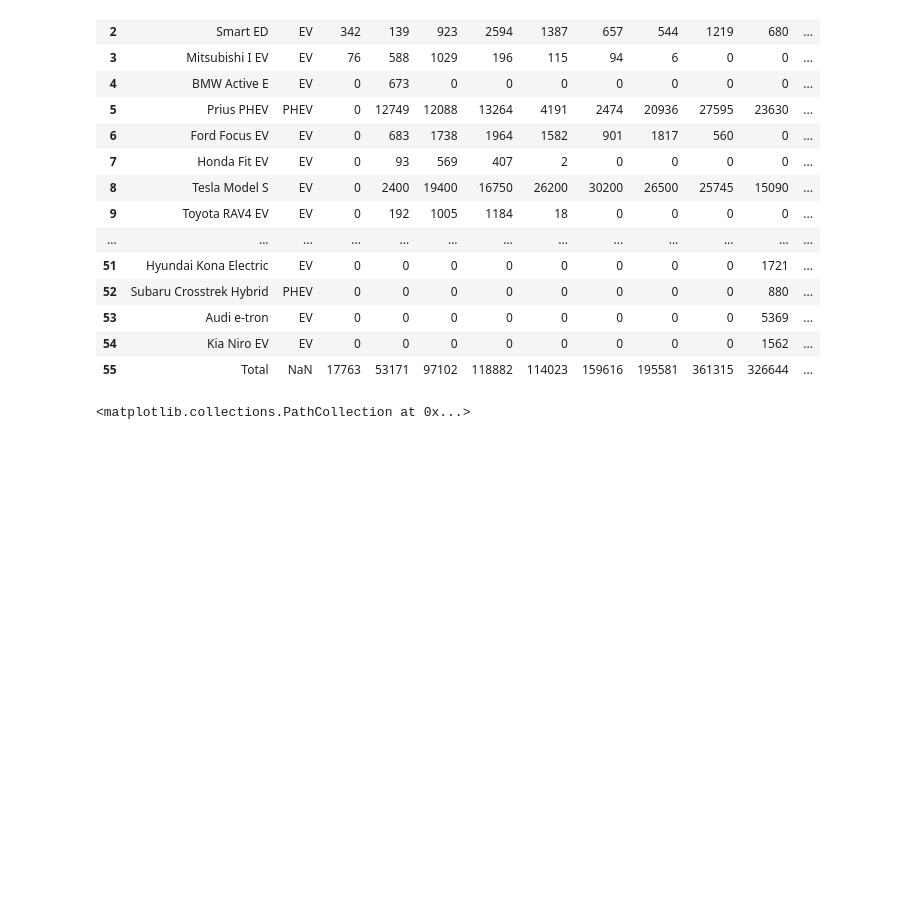
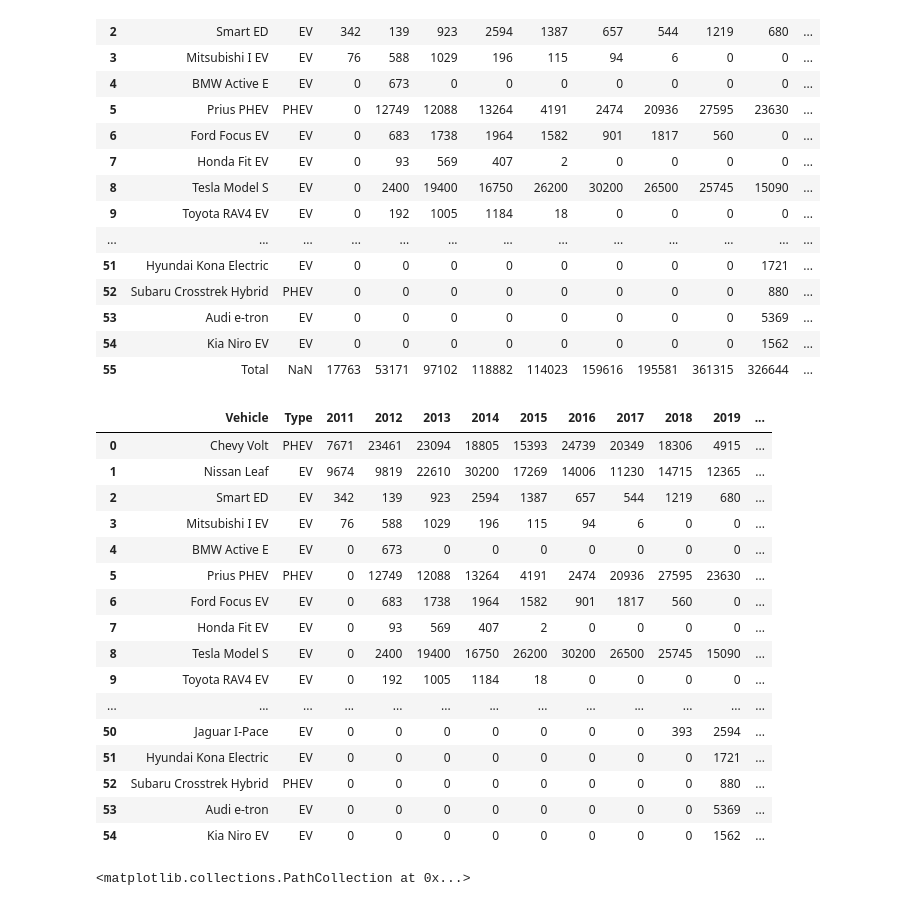
Before and after one commit to andymatsuura/ev-across-america, a Jupyter notebook: AM_notebook.ipynb, the cells around one changed output. Cells and saved outputs as stored; diff of their text form; code cells hidden in the pictures; blank space fills up the shorter version.

```diff
--- a/AM_notebook.ipynb
+++ b/AM_notebook.ipynb
@@ -143,5 +145,24 @@ sales_df
 | 54 | Kia Niro EV | EV | 0 | 0 | 0 | 0 | 0 | 0 | 0 | 0 | 1562 | ... |
 | 55 | Total | NaN | 17763 | 53171 | 97102 | 118882 | 114023 | 159616 | 195581 | 361315 | 326644 | ... |
 # %%
-sales_data = sales_df.drop(columns="Type")
+sales_data = sales_df.dropna()
+sales_data
+# %% [output]
+|  | Vehicle | Type | 2011 | 2012 | 2013 | 2014 | 2015 | 2016 | 2017 | 2018 | 2019 | ... |
+| 0 | Chevy Volt | PHEV | 7671 | 23461 | 23094 | 18805 | 15393 | 24739 | 20349 | 18306 | 4915 | ... |
+| 1 | Nissan Leaf | EV | 9674 | 9819 | 22610 | 30200 | 17269 | 14006 | 11230 | 14715 | 12365 | ... |
+| 2 | Smart ED | EV | 342 | 139 | 923 | 2594 | 1387 | 657 | 544 | 1219 | 680 | ... |
+| 3 | Mitsubishi I EV | EV | 76 | 588 | 1029 | 196 | 115 | 94 | 6 | 0 | 0 | ... |
+| 4 | BMW Active E | EV | 0 | 673 | 0 | 0 | 0 | 0 | 0 | 0 | 0 | ... |
+| 5 | Prius PHEV | PHEV | 0 | 12749 | 12088 | 13264 | 4191 | 2474 | 20936 | 27595 | 23630 | ... |
+| 6 | Ford Focus EV | EV | 0 | 683 | 1738 | 1964 | 1582 | 901 | 1817 | 560 | 0 | ... |
+| 7 | Honda Fit EV | EV | 0 | 93 | 569 | 407 | 2 | 0 | 0 | 0 | 0 | ... |
+| 8 | Tesla Model S | EV | 0 | 2400 | 19400 | 16750 | 26200 | 30200 | 26500 | 25745 | 15090 | ... |
+| 9 | Toyota RAV4 EV | EV | 0 | 192 | 1005 | 1184 | 18 | 0 | 0 | 0 | 0 | ... |
+| ... | ... | ... | ... | ... | ... | ... | ... | ... | ... | ... | ... | ... |
+| 50 | Jaguar I-Pace | EV | 0 | 0 | 0 | 0 | 0 | 0 | 0 | 393 | 2594 | ... |
+| 51 | Hyundai Kona Electric | EV | 0 | 0 | 0 | 0 | 0 | 0 | 0 | 0 | 1721 | ... |
+| 52 | Subaru Crosstrek Hybrid | PHEV | 0 | 0 | 0 | 0 | 0 | 0 | 0 | 0 | 880 | ... |
+| 53 | Audi e-tron | EV | 0 | 0 | 0 | 0 | 0 | 0 | 0 | 0 | 5369 | ... |
+| 54 | Kia Niro EV | EV | 0 | 0 | 0 | 0 | 0 | 0 | 0 | 0 | 1562 | ... |
 # %%
```
Also changed, not shown: parts of 4 cells of this notebook, 4 other files.
